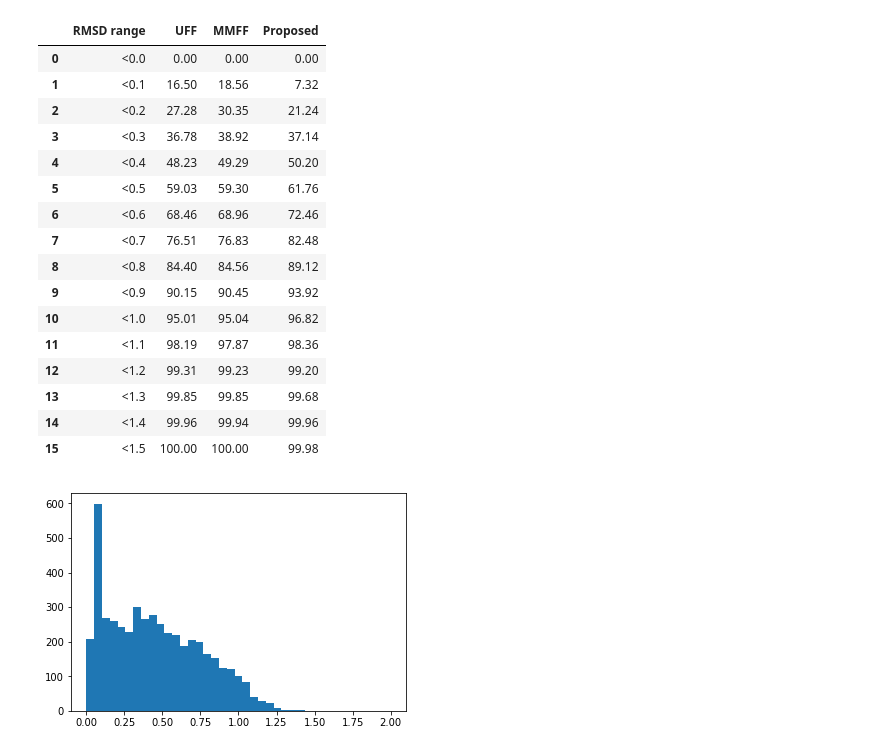
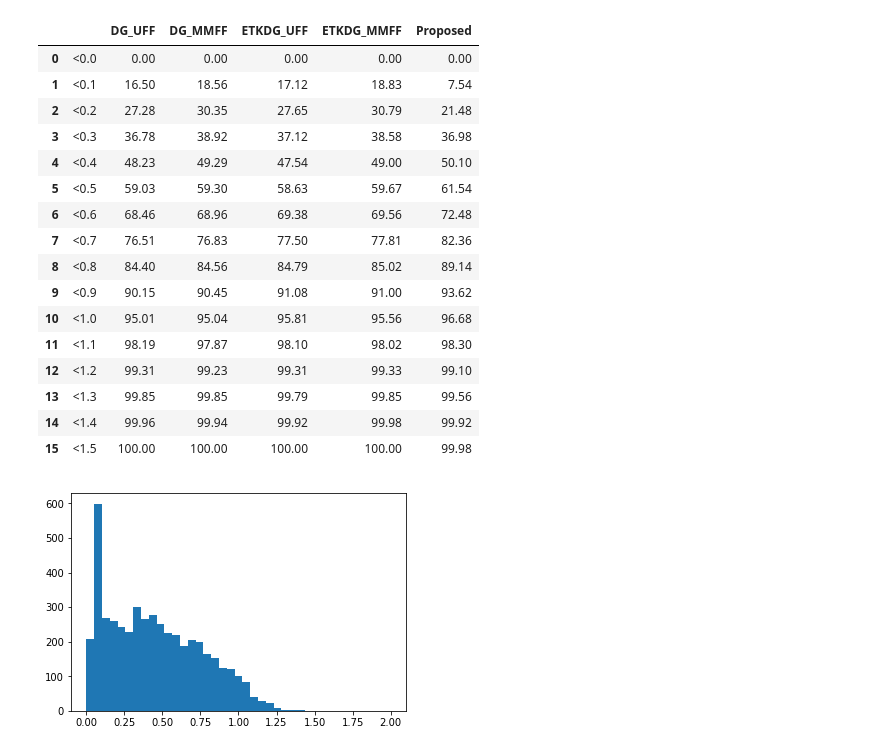
Before and after one commit to nyu-dl/dl4chem-geometry, a Jupyter notebook: summary/result_summary_QM9.ipynb, the cells around one changed output. Saved outputs shown, nothing was run; the diff lists cells and outputs as text; code cells hidden in the pictures.

```diff
--- a/summary/result_summary_QM9.ipynb
+++ b/summary/result_summary_QM9.ipynb
@@ -7,8 +7,10 @@ import pandas as pd
 # %%
 dataset='QM9'
 # %%
-tst_uff = pkl.load(open(dataset+'_test_uff.p','rb'))
-tst_mmff = pkl.load(open(dataset+'_test_mmff.p','rb'))
+tst_DG_uff = pkl.load(open(dataset+'_test_uff.p','rb'))
+tst_DG_mmff = pkl.load(open(dataset+'_test_mmff.p','rb'))
+tst_ETKDG_uff = pkl.load(open(dataset+'_test_ETKDG_uff.p','rb'))
+tst_ETKDG_mmff = pkl.load(open(dataset+'_test_ETKDG_mmff.p','rb'))
 tst_nn = pkl.load(open(dataset+'_test_nn.p','rb'))
 bins = np.linspace(0,2,40)
 # %%
@@ -30,25 +37,27 @@ pd.DataFrame([['total count',len(tst_uff[:,0]),len(tst_mmff[:,0]),len(tst_nn[:,0
 # %%
 pd.DataFrame([['<'+str(np.round(0.10*i,2)),
-             np.round(np.mean(tst_uff[:,0]<0.10*i)*100,2),
-             np.round(np.mean(tst_mmff[:,0]<0.10*i)*100,2),
-             np.round(np.mean(tst_nn[:,0]<0.10*i)*100,2)] for i in range(16)],
-             columns=['RMSD range','UFF','MMFF','Proposed'])
+             np.round(np.mean(tst_DG_uff[:,0]<0.1*i)*100,2),
+             np.round(np.mean(tst_DG_mmff[:,0]<0.1*i)*100,2),
+             np.round(np.mean(tst_ETKDG_uff[:,0]<0.1*i)*100,2),
+             np.round(np.mean(tst_ETKDG_mmff[:,0]<0.1*i)*100,2),
+             np.round(np.mean(tst_nn[:,0]<0.1*i)*100,2)] for i in range(16)],
+             columns=['','DG_UFF','DG_MMFF','ETKDG_UFF','ETKDG_MMFF','Proposed'])
 # %% [output]
-|  | RMSD range | UFF | MMFF | Proposed |
-| 0 | <0.0 | 0.00 | 0.00 | 0.00 |
-| 1 | <0.1 | 16.50 | 18.56 | 7.32 |
-| 2 | <0.2 | 27.28 | 30.35 | 21.24 |
-| 3 | <0.3 | 36.78 | 38.92 | 37.14 |
-| 4 | <0.4 | 48.23 | 49.29 | 50.20 |
-| 5 | <0.5 | 59.03 | 59.30 | 61.76 |
-| 6 | <0.6 | 68.46 | 68.96 | 72.46 |
-| 7 | <0.7 | 76.51 | 76.83 | 82.48 |
-| 8 | <0.8 | 84.40 | 84.56 | 89.12 |
-| 9 | <0.9 | 90.15 | 90.45 | 93.92 |
-| 10 | <1.0 | 95.01 | 95.04 | 96.82 |
-| 11 | <1.1 | 98.19 | 97.87 | 98.36 |
-| 12 | <1.2 | 99.31 | 99.23 | 99.20 |
-| 13 | <1.3 | 99.85 | 99.85 | 99.68 |
-| 14 | <1.4 | 99.96 | 99.94 | 99.96 |
-| 15 | <1.5 | 100.00 | 100.00 | 99.98 |
+|  |  | DG_UFF | DG_MMFF | ETKDG_UFF | ETKDG_MMFF | Proposed |
+| 0 | <0.0 | 0.00 | 0.00 | 0.00 | 0.00 | 0.00 |
+| 1 | <0.1 | 16.50 | 18.56 | 17.12 | 18.83 | 7.54 |
+| 2 | <0.2 | 27.28 | 30.35 | 27.65 | 30.79 | 21.48 |
+| 3 | <0.3 | 36.78 | 38.92 | 37.12 | 38.58 | 36.98 |
+| 4 | <0.4 | 48.23 | 49.29 | 47.54 | 49.00 | 50.10 |
+| 5 | <0.5 | 59.03 | 59.30 | 58.63 | 59.67 | 61.54 |
+| 6 | <0.6 | 68.46 | 68.96 | 69.38 | 69.56 | 72.48 |
+| 7 | <0.7 | 76.51 | 76.83 | 77.50 | 77.81 | 82.36 |
+| 8 | <0.8 | 84.40 | 84.56 | 84.79 | 85.02 | 89.14 |
+| 9 | <0.9 | 90.15 | 90.45 | 91.08 | 91.00 | 93.62 |
+| 10 | <1.0 | 95.01 | 95.04 | 95.81 | 95.56 | 96.68 |
+| 11 | <1.1 | 98.19 | 97.87 | 98.10 | 98.02 | 98.30 |
+| 12 | <1.2 | 99.31 | 99.23 | 99.31 | 99.33 | 99.10 |
+| 13 | <1.3 | 99.85 | 99.85 | 99.79 | 99.85 | 99.56 |
+| 14 | <1.4 | 99.96 | 99.94 | 99.92 | 99.98 | 99.92 |
+| 15 | <1.5 | 100.00 | 100.00 | 100.00 | 100.00 | 99.98 |
 # %%
```
Also changed, not shown: parts of 6 cells of this notebook, 1 other file.
